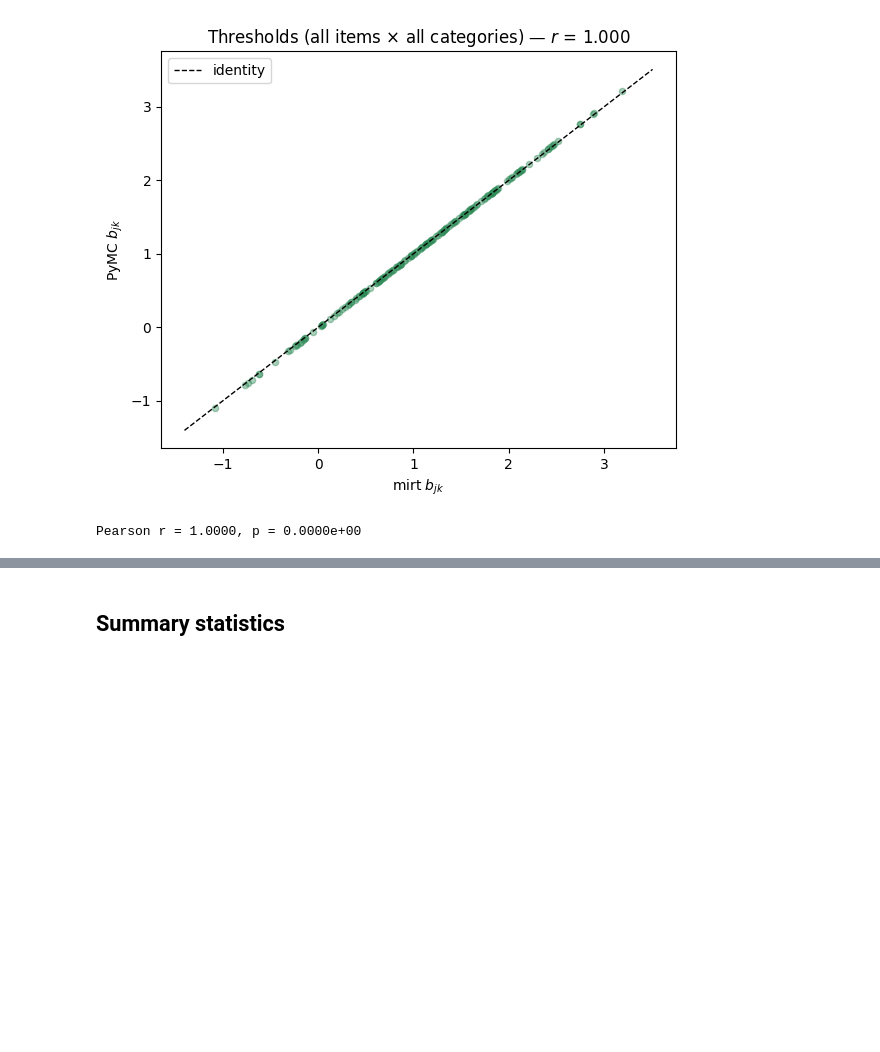
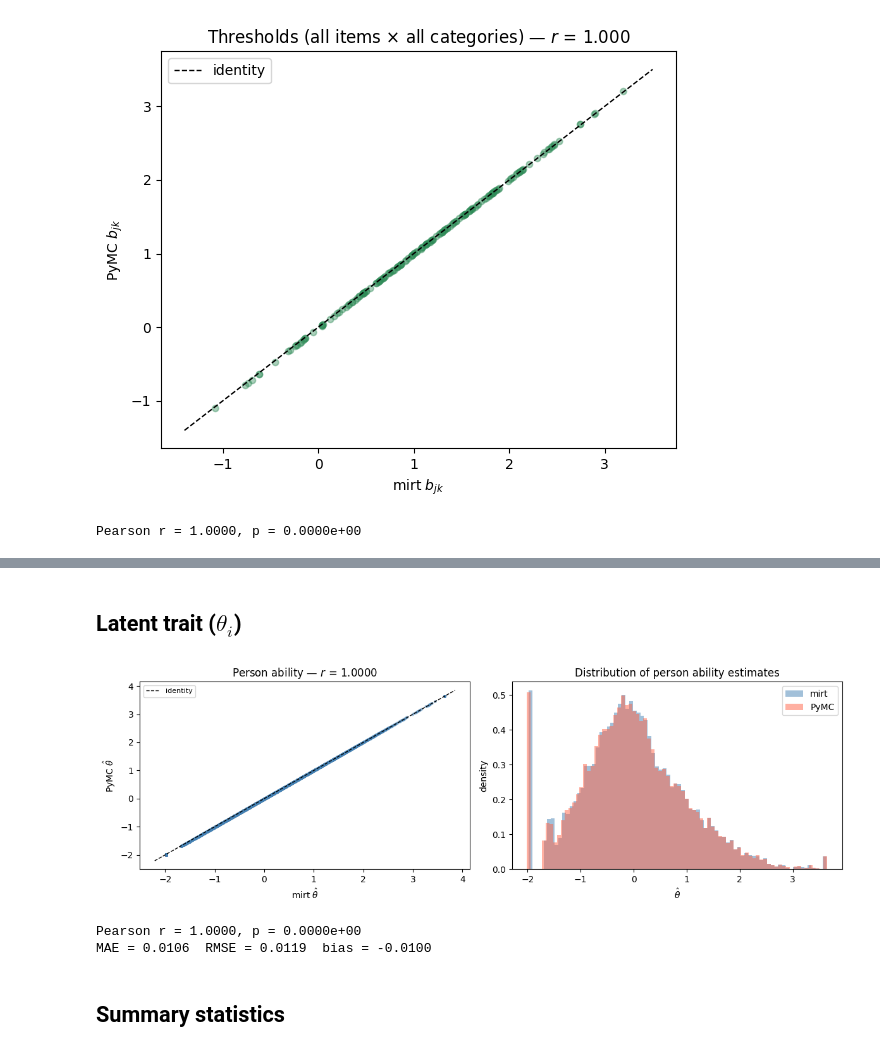
Before and after one commit to nigimitama/grm-pymc-mirt, a Jupyter notebook: compare-params.ipynb, the cells around one changed output, grey strips where cells are left out. Saved outputs shown, nothing was run; the diff lists cells and outputs as text; code cells hidden in the pictures; blank space fills up the shorter version.

```diff
--- a/compare-params.ipynb
+++ b/compare-params.ipynb
@@ -143,3 +188,45 @@ plt.show()
+# %% [markdown]
+## Latent trait ($\theta_i$)
+# %%
+mirt_theta = pd.read_csv("./results/mirt_theta.csv")["theta"].values
+pymc_theta = pd.read_csv("./results/pymc_theta.csv")["theta"].values
+
+r_t, pval_t = stats.pearsonr(mirt_theta, pymc_theta)
+lo_t = min(mirt_theta.min(), pymc_theta.min()) - 0.2
+hi_t = max(mirt_theta.max(), pymc_theta.max()) + 0.2
+
+fig, axes = plt.subplots(1, 2, figsize=(12, 4))
+
+# Scatter
+ax = axes[0]
+ax.scatter(mirt_theta, pymc_theta, s=5, alpha=0.3, color="steelblue", rasterized=True)
+ax.plot([lo_t, hi_t], [lo_t, hi_t], "k--", lw=1, label="identity")
+ax.set_xlabel(r"mirt $\hat{\theta}$")
+ax.set_ylabel(r"PyMC $\hat{\theta}$")
+ax.set_title(rf"Person ability — $r$ = {r_t:.4f}")
+ax.legend(fontsize=8)
+
+# Density overlay
+ax = axes[1]
+for vals, label, color in [(mirt_theta, "mirt", "steelblue"), (pymc_theta, "PyMC", "tomato")]:
+    ax.hist(vals, bins=80, density=True, alpha=0.5, color=color, label=label)
+ax.set_xlabel(r"$\hat{\theta}$")
+ax.set_ylabel("density")
+ax.set_title("Distribution of person ability estimates")
+ax.legend()
+
+plt.tight_layout()
+plt.show()
+
+mae_t  = np.mean(np.abs(pymc_theta - mirt_theta))
+rmse_t = np.sqrt(np.mean((pymc_theta - mirt_theta) ** 2))
+bias_t = np.mean(pymc_theta - mirt_theta)
+print(f"Pearson r = {r_t:.4f}, p = {pval_t:.4e}")
+print(f"MAE = {mae_t:.4f}  RMSE = {rmse_t:.4f}  bias = {bias_t:.4f}")
+# %% [output]
+[figure, added]
+Pearson r = 1.0000, p = 0.0000e+00
+MAE = 0.0106  RMSE = 0.0119  bias = -0.0100
 # %% [markdown]
 ## Summary statistics
 # %%
```
Also changed, not shown: parts of 7 cells of this notebook, 3 other files.
